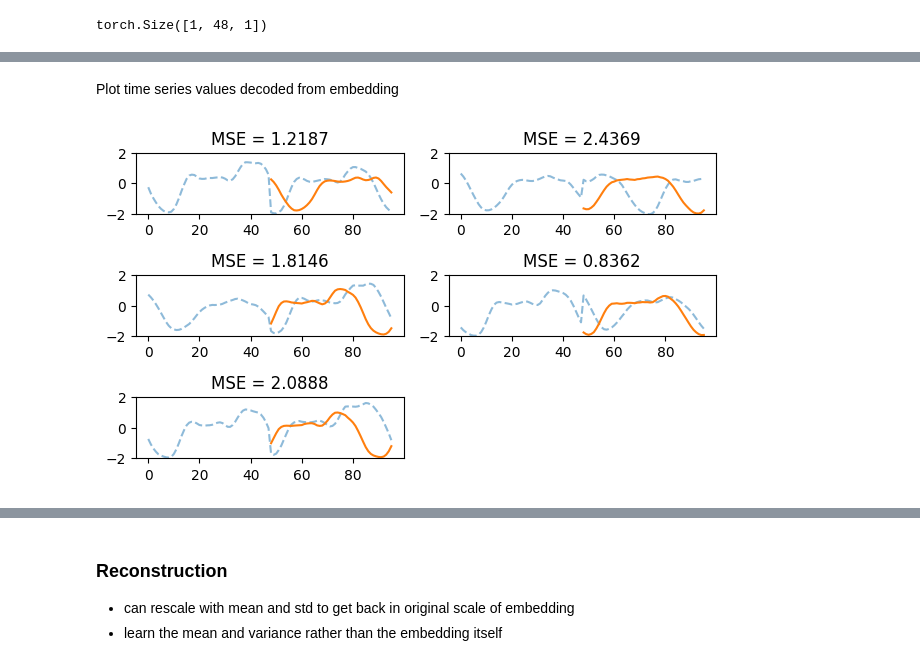
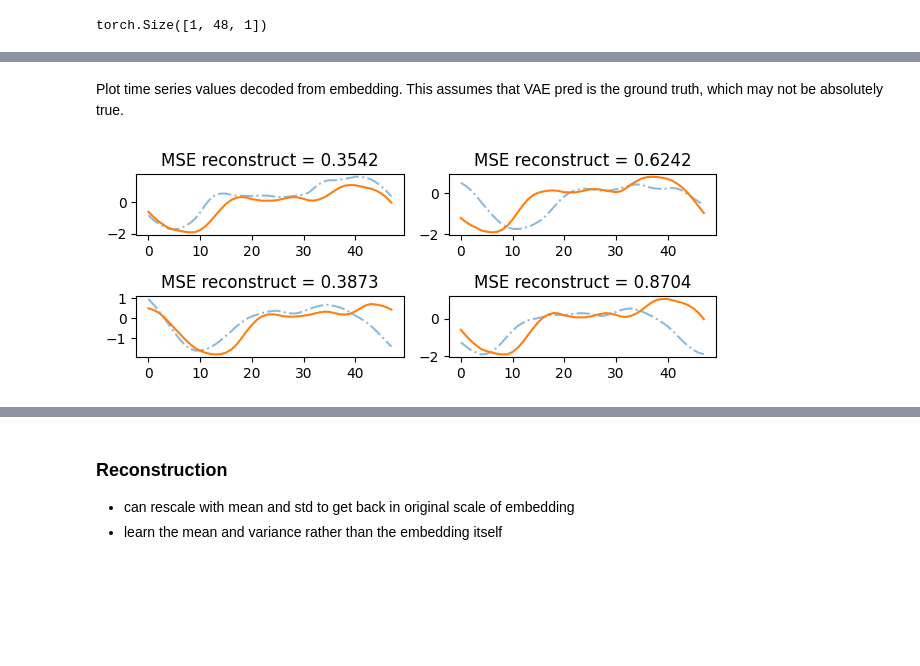
Before and after one commit to thatgeeman/ts_vae-lstm, a Jupyter notebook: nbs/02_lstm.ipynb, the cells around one changed output, grey strips where cells are left out. Saved outputs shown, nothing was run; the diff lists cells and outputs as text; code cells hidden in the pictures; blank space fills up the shorter version.

```diff
--- a/nbs/02_lstm.ipynb
+++ b/nbs/02_lstm.ipynb
@@ -440,7 +457,7 @@ xs.shape, ys.shape
 # %%
 lstm_model = LSTMModel(
-    input_size=24,
-    output_size=24,
+    input_size=23,
+    output_size=23,
     hidden_size=128,
 ).to(device)
 pred_ys = lstm_model(xs.to(device))
@@ -798,0 +837,8 @@ pred_current_example.shape, current_points.shape
+# %%
+def concat_first_emb(y_emb, first_emb):
+    """Concat first_emb to y_emb"""
+    return torch.concat([first_emb, y_emb])
+# %%
+pred_ys_idx_concat = concat_first_emb(pred_ys_idx, xs[idx][0])
+ys_idx_concat = concat_first_emb(ys_idx, xs[idx][0])
+pred_ys_idx_concat.shape, ys_idx_concat.shape
@@ -799,6 +847,6 @@ pred_current_example.shape, current_points.shape
 # %%
-pred_ts_values = vae_model.decoder(pred_current_example.unsqueeze(0))
-pred_ts_values_true = vae_model.decoder(current_points.unsqueeze(0))
+pred_ts_values = vae_model.decoder(pred_ys_idx_concat.unsqueeze(0))
+pred_ts_values_true = vae_model.decoder(ys_idx_concat.unsqueeze(0))
 # %%
 pred_ts_values.shape
 # %% [output]
@@ -810,41 +858,38 @@ tensor(2.0888, grad_fn=<MseLossBackward0>)
 # %% [markdown]
-Plot time series values decoded from embedding
+Plot time series values decoded from embedding. This assumes that VAE pred is the ground truth, which may not be absolutely true.
 # %%
 with torch.no_grad():
     model.eval()
+    metric_name = "cos_sim"
     xs_val, ys_val = next(iter(valid_dataloader))
     pred_ys_val = model(xs_val.to(device))
 
     for idx in range(batch_size):
         if idx >= 8:
             break
         ax = plt.subplot(4, 2, idx + 1)
-        # idx_feature = 0
-        pred_current_example, current_points, prev_points = (
+
+        pred_ys_idx, ys_idx, xs_idx = (
             pred_ys_val[idx].detach().cpu().squeeze(),
             ys_val[idx].detach().cpu().squeeze(),
-            xs_val[idx].detach().cpu().squeeze(),
+            xs_val[idx].detach().cpu(),  # xs should be a tensor of 1 item
         )
-        pred_ts_prev = vae_model.decoder(prev_points.unsqueeze(0)).squeeze()
-        pred_ts_values = vae_model.decoder(pred_current_example.unsqueeze(0)).squeeze()
-        pred_ts_values_true = vae_model.decoder(current_points.unsqueeze(0)).squeeze()
-        sns.lineplot(
-            np.concatenate([pred_ts_prev.numpy(), pred_ts_values_true.numpy()], axis=0),
-            alpha=0.5,
-            linestyle="--",
-        )  # , label="next true")
-        padded_pred = np.concatenate(
-            [[None] * len(pred_ts_values), pred_ts_values.numpy()], axis=0
-        )
-        sns.lineplot(padded_pred)
-        mse_val = F.mse_loss(pred_ts_values, pred_ts_values_true)
-
-        plt.ylim(-2, 2)
-        plt.title(f"MSE = {mse_val:.4f}")
-
+        # concat first embedding of xs to make it match in latent_dim=24
+        pred_ys_idx_concat = concat_first_emb(pred_ys_idx, xs_idx[0])
+        ys_idx_concat = concat_first_emb(ys_idx, xs_idx[0])
+        # reconstruct time series
+        pred_ts_values = vae_model.decoder(pred_ys_idx_concat.unsqueeze(0)).squeeze()
+        ts_values_true = vae_model.decoder(ys_idx_concat.unsqueeze(0)).squeeze()
+        # reconstructed time series score
+        mse_val = F.mse_loss(pred_ts_values, ts_values_true)
+        # plot
+        sns.lineplot(ts_values_true.numpy(), alpha=0.5, linestyle="-.", ax=ax)
+        sns.lineplot(pred_ts_values.numpy(), ax=ax)
+        plt.title(f"MSE reconstruct = {mse_val:.4f}")
     plt.tight_layout()
+    plt.show()
 # %% [output]
-[figure, old version]
+[figure, new version]
 # %%
 torch.abs(pred_ts_values - pred_ts_values_true).mean()
 # %% [output]
```
Also changed, not shown: parts of 32 cells of this notebook, 13 other files.
